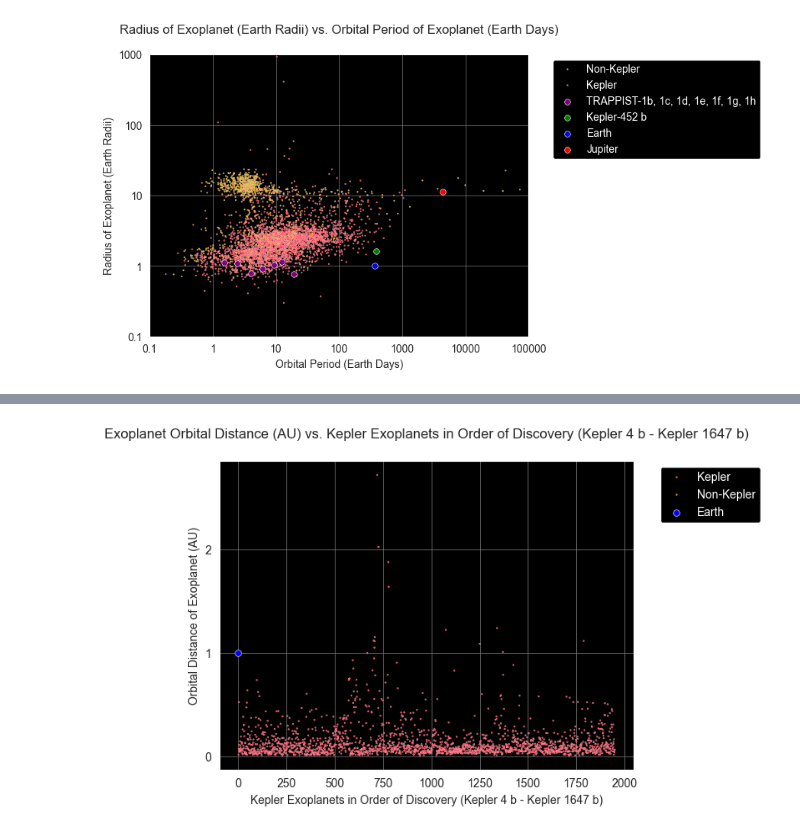
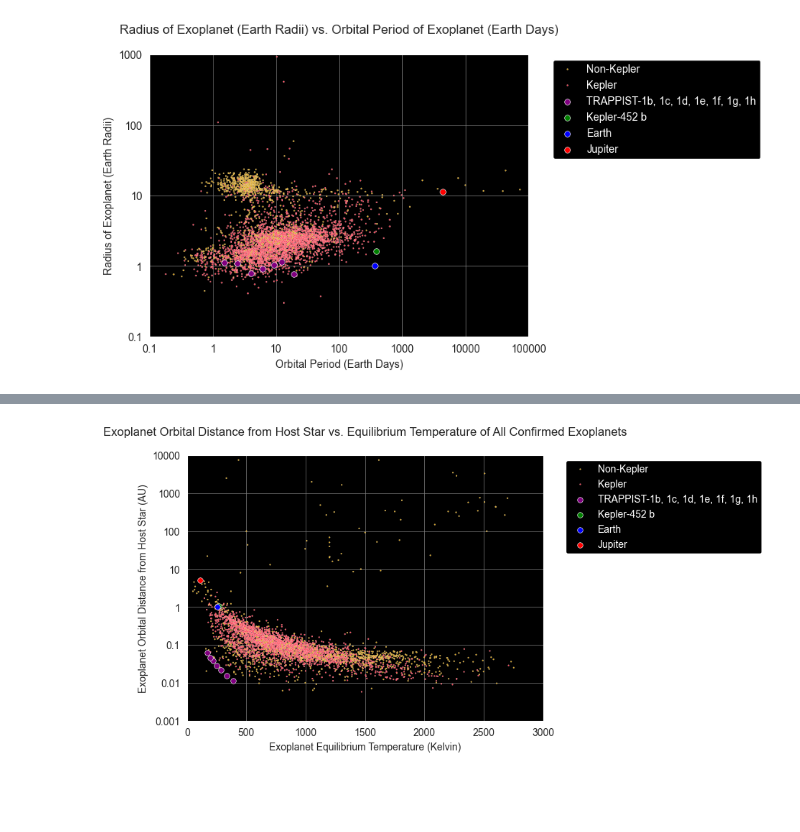
Before and after one commit to Graviton12/Exoplanet-Data-Analysis, a Jupyter notebook: exoplanetScatterplots.ipynb, the cells around one changed output, grey strips where cells are left out. Saved outputs shown, nothing was run; the diff lists cells and outputs as text; code cells hidden in the pictures; blank space fills up the shorter version.

```diff
--- a/exoplanetScatterplots.ipynb
+++ b/exoplanetScatterplots.ipynb
@@ -365,56 +566,76 @@ plt.show()
 # %%
-#WIP
+# Sample data for Jupiter and Earth
+jupiter = pd.DataFrame({
+    'planet_name': ['Jupiter'],
+    'orbit_semi_major_axis_au': [5.2],  # Jupiter's orbital distance in AU
+    'planet_equil_temp_k': [110],
+})
 
-
-# Filter Kepler exoplanets within the specified range (from 'Kepler-4 b' to 'Kepler-1647 b')
-kepler_exoplanets_filtered = kepler_exoplanets[kepler_exoplanets['planet_name'].str.match(r'Kepler-(4|[1-9]\d{0,3})\s+b')]
-
-# Add discovery order within the specified range
-kepler_exoplanets_filtered = kepler_exoplanets_filtered.reset_index(drop=True)
-kepler_exoplanets_filtered['discovery_order'] = kepler_exoplanets_filtered.index + 1
-
-# Define Earth data
 earth = pd.DataFrame({
     'planet_name': ['Earth'],
-    'orbit_semi_major_axis_au': [1],
-    'discovery_order': [0]  # Earth is not a Kepler discovery, so it can be at the start of the list
+    'orbit_semi_major_axis_au': [1],  # Earth's orbital distance in AU
+    'planet_equil_temp_k': [255],
 })
 
-# Combine Earth data with filtered Kepler exoplanets data
-combined_data = pd.concat([kepler_exoplanets_filtered, earth], ignore_index=True)
+kepler452b = pd.DataFrame({
+    'planet_name': ['Kepler-452 b'],
+    'orbit_semi_major_axis_au': [1.046],  # Kepler-452 b's orbital distance in AU
+    'planet_equil_temp_k': [265],  # Kepler-452 b's equilibrium temperature
+})
+
+# Combine the highlighted points DataFrame with the original DataFrame
+combined_data = pd.concat([filtered_exoplanets, jupiter, earth], ignore_index=True)
 
 # Function to determine if a planet is Kepler or not
 def is_kepler(planet_name):
     return 'Kepler' if 'Kepler' in planet_name or 'K2' in planet_name else 'Non-Kepler'
 
 # Create a new column 'Kepler Planet' based on the 'planet_name' column
 combined_data['Kepler Planet'] = combined_data['planet_name'].apply(is_kepler)
 
 # Define colors for Kepler and non-Kepler planets
 colors = {'Kepler': '#FD4659', 'Non-Kepler': 'goldenrod'}
 
 sns.set_style("darkgrid", {"axes.facecolor": "black"})
 
-# Scatter Plot: Exoplanet Orbital Distance (in AU) vs. Kepler Exoplanets in Order of Discovery
-sns.scatterplot(data=combined_data, x='discovery_order', y='orbit_semi_major_axis_au', hue='Kepler Planet', palette=colors, s=2)
-plt.xlabel('Kepler Exoplanets in Order of Discovery (Kepler 4 b - Kepler 1647 b)')
-plt.ylabel('Orbital Distance of Exoplanet (AU)')
-plt.title('Exoplanet Orbital Distance (AU) vs. Kepler Exoplanets in Order of Discovery (Kepler 4 b - Kepler 1647 b)', pad=20)
+# Scatter Plot: Exoplanet Orbital Distance vs. Equilibrium Temperature
+sns.scatterplot(data=combined_data, x='planet_equil_temp_k', y='orbit_semi_major_axis_au', hue='Kepler Planet', palette=colors, s=2)
+plt.xlabel('Exoplanet Equilibrium Temperature (Kelvin)')
+plt.ylabel('Exoplanet Orbital Distance from Host Star (AU)')
+plt.title('Exoplanet Orbital Distance from Host Star vs. Equilibrium Temperature of All Confirmed Exoplanets', pad=20)
 
-# Customize y-axis ticks
-plt.yticks(range(0, 4))
+# Set logarithmic scale for the y-axis
+plt.yscale('log')
 
-# Highlight Earth
-sns.scatterplot(data=earth, x='discovery_order', y='orbit_semi_major_axis_au', color='blue', s=30, label='Earth')
+# Set fixed x-axis limits
+plt.xlim(0, 3000)
+
+# Customize tick label format
+plt.gca().yaxis.set_major_formatter(ScalarFormatter())
+
+# Set major ticks for the y-axis
+plt.yticks([0.001, 0.01, 0.1, 1, 10, 100, 1000, 10000], ['0.001', '0.01', '0.1', '1', '10', '100', '1000', '10000'])
+
+plt.ylim(0.001, 10000)
+
+# Highlight TRAPPIST points
+highlighted_trappist = combined_data[combined_data['planet_name'].str.contains('TRAPPIST')]
+sns.scatterplot(data=highlighted_trappist, x='planet_equil_temp_k', y='orbit_semi_major_axis_au', color='purple', s=30, label='TRAPPIST-1b, 1c, 1d, 1e, 1f, 1g, 1h')
+
+# Highlight specific points for Earth, Jupiter, and Kepler-452 b
+sns.scatterplot(data=kepler452b, x='planet_equil_temp_k', y='orbit_semi_major_axis_au', color='green', edgecolor='white', s=30, label='Kepler-452 b')
+sns.scatterplot(data=earth, x='planet_equil_temp_k', y='orbit_semi_major_axis_au', color='blue', edgecolor='white', s=30, label='Earth')
+sns.scatterplot(data=jupiter, x='planet_equil_temp_k', y='orbit_semi_major_axis_au', color='red', edgecolor='white', s=30, label='Jupiter')
+
 
 # Change the grid color to be more visible on black background
 plt.grid(color='gray', linestyle='-', linewidth=0.5)
 
-# Adjust the legend to be outside of the plot area
+# Adjust the legend
 legend = plt.legend(facecolor='black', edgecolor='white', framealpha=1, fontsize=10, bbox_to_anchor=(1.05, 1), loc='upper left')
 for text in legend.get_texts():
     text.set_color('white')
 
 plt.show()
 # %% [output]
-[figure, old version]
+[figure, new version]
```
Also changed, not shown: parts of 5 cells of this notebook.
